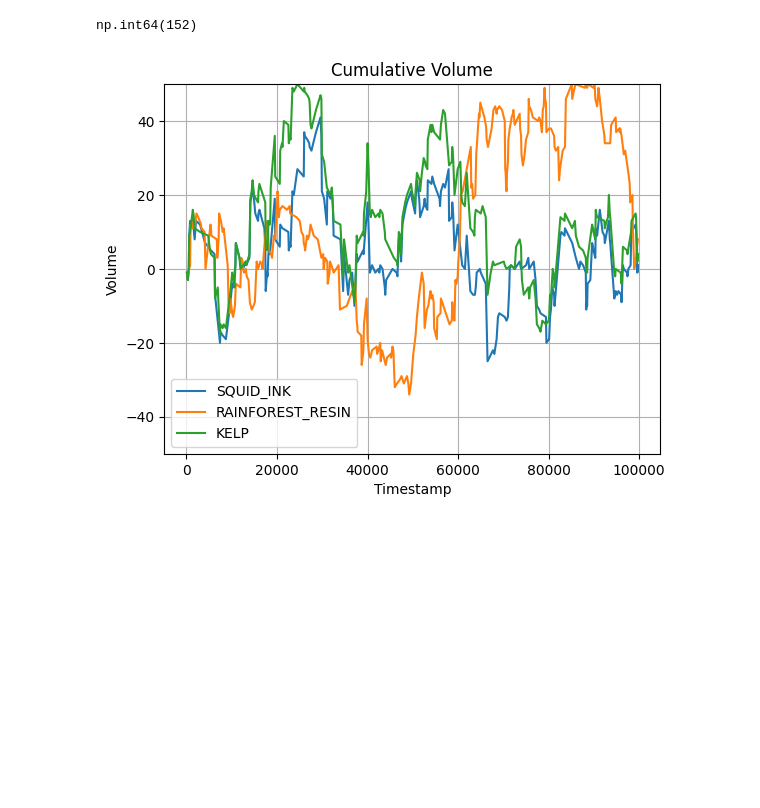
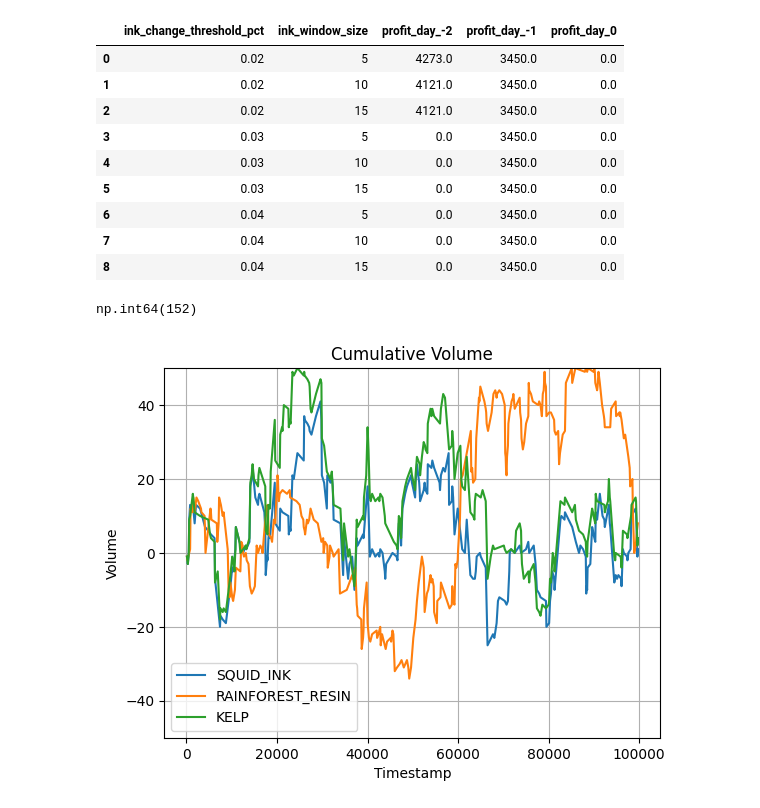
Before and after one commit to kinshu0/prosperity-3, a Jupyter notebook: round1/gridsearch.ipynb, the cells around one changed output. Saved outputs shown, nothing was run; the diff lists cells and outputs as text; code cells hidden in the pictures; blank space fills up the shorter version.

```diff
--- a/round1/gridsearch.ipynb
+++ b/round1/gridsearch.ipynb
@@ -9,16 +9,11 @@ from prosperity3bt.file_reader import FileSystemReader
 from pathlib import Path
 
 from importlib import reload
-# %%
-import ink_trader
-reload(ink_trader)
-
-trader = ink_trader.Trader()
-
-file_reader = FileSystemReader(Path('.'))
-
-backtest_results = prosperity3bt.runner.run_backtest(trader, file_reader=file_reader, round_num=1, day_num=-2, print_output=True, trade_matching_mode=TradeMatchingMode.all, no_names=True, show_progress_bar=True)
 # %%
+import ink_trader
+reload(ink_trader)
+
+
 def day_profit(result):
     last_timestamp = result.activity_logs[-1].timestamp
 
@@ -29,13 +24,12 @@ def day_profit(result):
 
         profit += row.columns[-1]
 
-    print(f"Round {result.round_num} day {result.day_num}: {profit:,.0f}")
     return profit
 
-def backtest_days():
+def backtest_days(trader, days=[-2, -1, 0], data_path='.', round=1):
     profits = []
-    for day in [-2, -1, 0]:
-        backtest_results = prosperity3bt.runner.run_backtest(trader, file_reader=file_reader, round_num=1, day_num=day, print_output=False, trade_matching_mode=TradeMatchingMode.all, no_names=True, show_progress_bar=False)
+    for day in days:
+        backtest_results = prosperity3bt.runner.run_backtest(trader, file_reader=FileSystemReader(Path(data_path)), round_num=round, day_num=day, print_output=False, trade_matching_mode=TradeMatchingMode.all, no_names=True, show_progress_bar=False)
         profit = day_profit(backtest_results)
         profits.append(profit)
     return profits
@@ -51,6 +45,32 @@ param_grid = {
     'ink_change_threshold_pct': [0.02, 0.03, 0.04],
     'ink_window_size': [5, 10, 15]
 }
+
+param_profits = []
+
+for params in generate_param_combinations(param_grid):
+    trader = ink_trader.Trader(params)
+    days = [-2, -1, 0]
+    profits = backtest_days(trader, days=days, data_path='.', round=1)
+    for d in days:
+        params[f'profit_day_{d}'] = profits[days.index(d)]
+    param_profits.append(params)
+# %%
+df = pd.DataFrame(param_profits)
+df.to_csv('backtests/inktrader_bt_results.csv')
+# %%
+df
+# %% [output]
+|  | ink_change_threshold_pct | ink_window_size | profit_day_-2 | profit_day_-1 | profit_day_0 |
+| 0 | 0.02 | 5 | 4273.0 | 3450.0 | 0.0 |
+| 1 | 0.02 | 10 | 4121.0 | 3450.0 | 0.0 |
+| 2 | 0.02 | 15 | 4121.0 | 3450.0 | 0.0 |
+| 3 | 0.03 | 5 | 0.0 | 3450.0 | 0.0 |
+| 4 | 0.03 | 10 | 0.0 | 3450.0 | 0.0 |
+| 5 | 0.03 | 15 | 0.0 | 3450.0 | 0.0 |
+| 6 | 0.04 | 5 | 0.0 | 3450.0 | 0.0 |
+| 7 | 0.04 | 10 | 0.0 | 3450.0 | 0.0 |
+| 8 | 0.04 | 15 | 0.0 | 3450.0 | 0.0 |
 # %%
 from read_submission_log import read_submission_log
 
```
Also changed, not shown: 3 other files.
